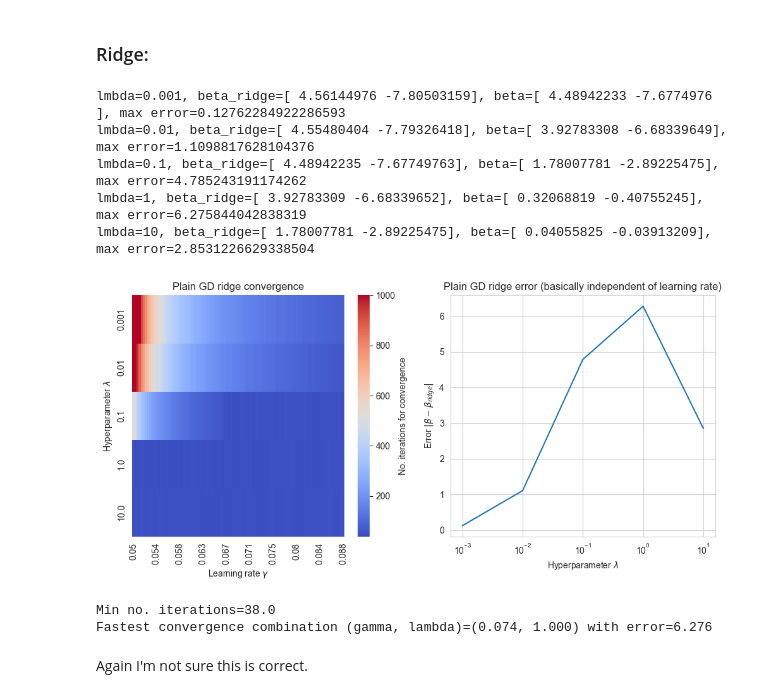
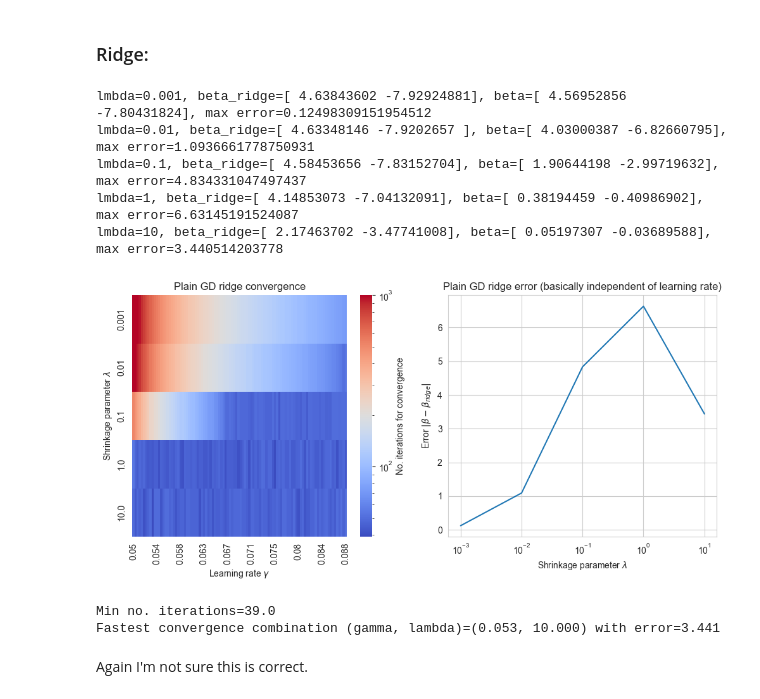
Before and after one commit to LassePladsen/FYS-STK3155-4155, a Jupyter notebook: Weekly exercises/41/Week 41 Lasse Pladsen.ipynb, the cells around one changed output. Saved outputs shown, nothing was run; the diff lists cells and outputs as text; code cells hidden in the pictures.

```diff
--- a/Weekly exercises/41/Week 41 Lasse Pladsen.ipynb
+++ b/Weekly exercises/41/Week 41 Lasse Pladsen.ipynb
@@ -4,7 +4,7 @@ import matplotlib.pyplot as plt
 import seaborn as sb
 # %%
 # Global parameters
-N = 100  # no. data points
+N = 128  # no. data points
 N_iters = 1000  # max no. iterations before stopping
 noise_std = 0.1
 beta_tol = 1e-8  # beta tolerance for stopping iteration when |beta_new - beta_old| <= beta_tol
@@ -23,6 +23,6 @@ beta_ols = np.linalg.inv(X.T @ X) @ (X.T @ y)  # own OLS inversion
 
 # Hessian matrices
 H_ols = 2 / N * X.T @ X
-eig_ols, _ = np.linalg.eig(H_ols)
+eig_ols, iter = np.linalg.eig(H_ols)
 print(f"OLS: 1/lambda_max={1 / max(eig_ols):.3f}")
 # %% [output]
@@ -55,7 +55,7 @@ for i, learn_rate in enumerate(learn_rates):
         iter += 1
     no_iters[i] = iter
 
-    error = max(abs(beta - beta_ols))
+    error = np.max(abs(beta - beta_ols))
     if error < error_best:
         error_best = error
         beta_best = beta
@@ -107,7 +107,7 @@ for j, lmbda in enumerate(ridge_lambdas):
 
     beta_ridge = np.linalg.inv(XT_X + lmbda_I) @ (X.T @ y)  # own Ridge inversion
     H = 2 / N * XT_X + 2 * lmbda_I  # Hessian matrix
-    eig_ridge, _ = np.linalg.eig(H)
+    eig_ridge, iter = np.linalg.eig(H)
 
     # Create learning rate values to test
     learn_rates = np.linspace(0.05, 2 / np.max(eig_ridge), 100, endpoint=False)
@@ -130,7 +130,7 @@ for j, lmbda in enumerate(ridge_lambdas):
 
             iter += 1
         no_iters[i, j] = iter
-        errors[i, j] = max(abs(beta - beta_ridge))
+        errors[i, j] = np.max(abs(beta - beta_ridge))
     print(f"{lmbda=}, beta_ridge={beta_ridge.ravel()}, beta={beta.ravel()}, max error={errors[0, j]}")
 
 # Heatmap plotting
@@ -150,12 +150,13 @@ ax = sb.heatmap(
         cmap="coolwarm",
         xticklabels=xticks,
         yticklabels=np.round(ridge_lambdas, 3),
+        # norm="log"
 )
 plt.xticks(rotation=90)  # sideways xticks
 ax.collections[0].colorbar.set_label("No. iterations for convergence")
 plt.title("Plain GD ridge convergence")
 plt.xlabel("Learning rate $\gamma$")
-plt.ylabel("Hyperparameter $\lambda$")
+plt.ylabel("Shrinkage parameter $\lambda$")
 ######
 
 
@@ -164,7 +165,7 @@ plt.subplot(1, 2, 2)
 plt.plot(ridge_lambdas, errors[0, :])  # the errors are the same for each learning rate value
 plt.title("Plain GD ridge error (basically independent of learning rate)")
 plt.ylabel(r"Error $|\beta-\beta_{ridge}|$")
-plt.xlabel("Hyperparameter $\lambda$")
+plt.xlabel("Shrinkage parameter $\lambda$")
 plt.xscale("log")
 ######
 
@@ -192,7 +193,7 @@ This does not look right to me, 9 iterations is way to low, as we see with the e
 ### OLS:
 # %%
 # Parameters
-learn_rates = np.linspace(0.05, 1.1, 100, endpoint=False)
+learn_rates = np.linspace(0.05, 1.1, 100)
 momentum_rate = 0.45  # memory rate
 
 no_iters = np.empty(learn_rates.size)  # store the number of iterations needed to converge
@@ -271,7 +272,7 @@ for j, lmbda in enumerate(ridge_lambdas):
 
     beta_ridge = np.linalg.inv(XT_X + lmbda_I) @ (X.T @ y)  # own Ridge inversion
     H = 2 / N * XT_X + 2 * lmbda_I  # Hessian matrix
-    eig_ridge, _ = np.linalg.eig(H)
+    eig_ridge, iter = np.linalg.eig(H)
 
     # Create learning rate values to test
     learn_rates = np.linspace(0.05, 2 / np.max(eig_ridge), 100, endpoint=False)
@@ -309,50 +310,51 @@ plt.figure(figsize=(10, 5))
 # Set xlabel ticks to show a total of 10 values, with 3 decimal places
 xticks = np.round(learn_rates, 3)
 keptticks = xticks[::int(len(learn_rates) / 10) + 1]
 xticks = ['' for _ in xticks]
 xticks[::int(len(xticks) / 10) + 1] = keptticks
 
 plt.subplot(1, 2, 1)
 ax = sb.heatmap(
         no_iters.T,
         annot=False,
         cmap="coolwarm",
         xticklabels=xticks,
         yticklabels=np.round(ridge_lambdas, 3),
+        norm="log",  # colorbar to log scale,
+        cbar_kws={"label": "No. iterations for convergence"}  # colorbar label
 )
 plt.xticks(rotation=90)  # sideways xticks
-ax.collections[0].colorbar.set_label("No. iterations for convergence")
 plt.title("Plain GD ridge convergence")
 plt.xlabel("Learning rate $\gamma$")
-plt.ylabel("Hyperparameter $\lambda$")
+plt.ylabel("Shrinkage parameter $\lambda$")
 ######
 
 
 ###### Error plot
 plt.subplot(1, 2, 2)
 plt.plot(ridge_lambdas, errors[0, :])  # the errors are the same for each learning rate value
 plt.title("Plain GD ridge error (basically independent of learning rate)")
 plt.ylabel(r"Error $|\beta-\beta_{ridge}|$")
-plt.xlabel("Hyperparameter $\lambda$")
+plt.xlabel("Shrinkage parameter $\lambda$")
 plt.xscale("log")
 ######
 
 plt.tight_layout()
 # %% [output]
-lmbda=0.001, beta_ridge=[ 4.56144976 -7.80503159], beta=[ 4.48942233 -7.6774976 ], max error=0.12762284922286593
-lmbda=0.01, beta_ridge=[ 4.55480404 -7.79326418], beta=[ 3.92783308 -6.68339649], max error=1.1098817628104376
-lmbda=0.1, beta_ridge=[ 4.48942235 -7.67749763], beta=[ 1.78007781 -2.89225475], max error=4.785243191174262
-lmbda=1, beta_ridge=[ 3.92783309 -6.68339652], beta=[ 0.32068819 -0.40755245], max error=6.275844042838319
-lmbda=10, beta_ridge=[ 1.78007781 -2.89225475], beta=[ 0.04055825 -0.03913209], max error=2.8531226629338504
+lmbda=0.001, beta_ridge=[ 4.63843602 -7.92924881], beta=[ 4.56952856 -7.80431824], max error=0.12498309151954512
+lmbda=0.01, beta_ridge=[ 4.63348146 -7.9202657 ], beta=[ 4.03000387 -6.82660795], max error=1.0936661778750931
+lmbda=0.1, beta_ridge=[ 4.58453656 -7.83152704], beta=[ 1.90644198 -2.99719632], max error=4.834331047497437
+lmbda=1, beta_ridge=[ 4.14853073 -7.04132091], beta=[ 0.38194459 -0.40986902], max error=6.63145191524087
+lmbda=10, beta_ridge=[ 2.17463702 -3.47741008], beta=[ 0.05197307 -0.03689588], max error=3.440514203778
-[figure, old version]
+[figure, new version]
 # %%
 print(f"Min no. iterations={np.min(no_iters)}")
 optimal_indices = np.unravel_index(np.argmin(no_iters), no_iters.shape)
 print(
         f"Fastest convergence combination (gamma, lambda)=({learn_rates[optimal_indices[0]]:.3f}, {ridge_lambdas[optimal_indices[1]]:.3f}) with error={errors[optimal_indices[0], optimal_indices[1]]:.3f}")
 # %% [output]
-Min no. iterations=38.0
-Fastest convergence combination (gamma, lambda)=(0.074, 1.000) with error=6.276
+Min no. iterations=39.0
+Fastest convergence combination (gamma, lambda)=(0.053, 10.000) with error=3.441
 # %% [markdown]
 Again I'm not sure this is correct.
 # %% [markdown]
```
Also changed, not shown: parts of 8 cells of this notebook.
